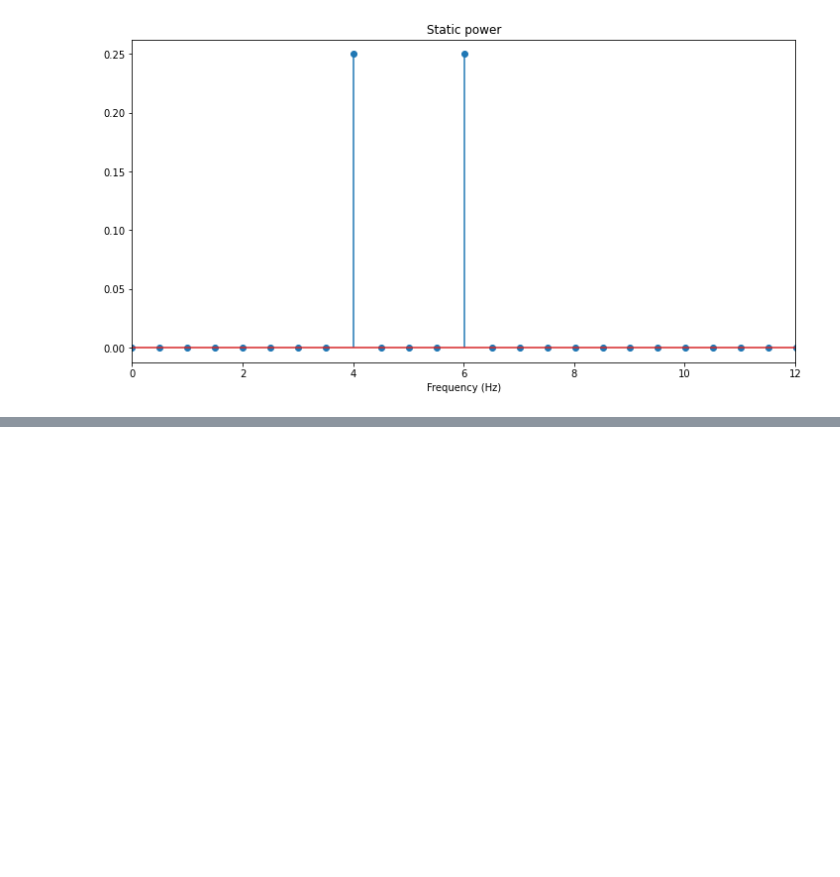
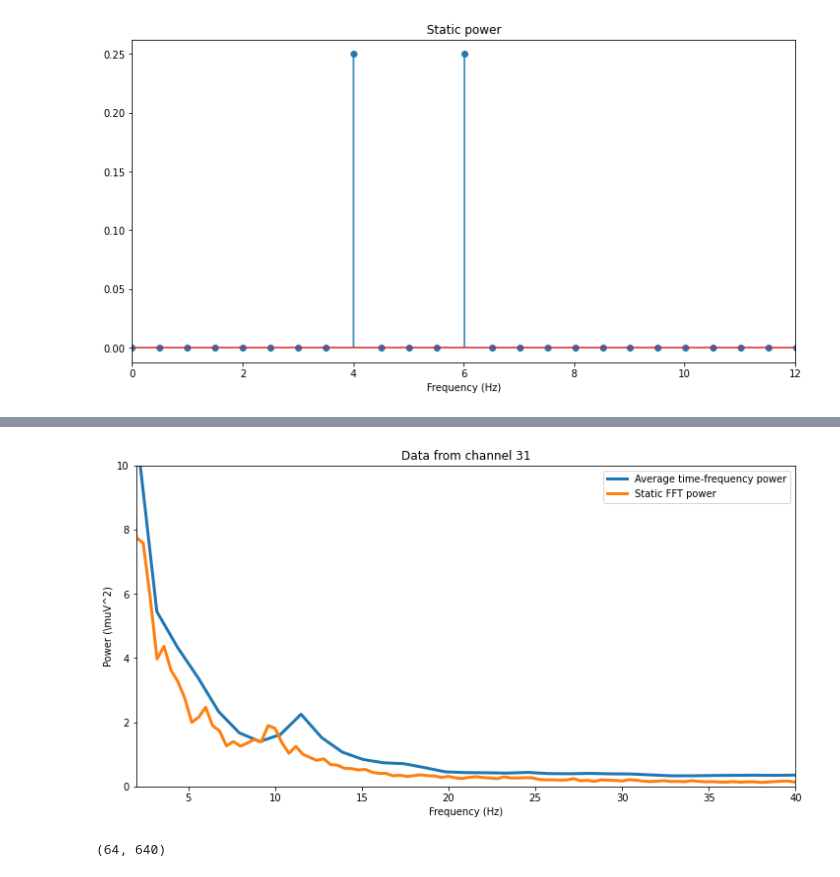
Before and after one commit to dxganta/Neural-Signal-Processing-Analysis, a Jupyter notebook: Section 7/uANTS_timefreq_problemset.ipynb, the cells around one changed output, grey strips where cells are left out. Saved outputs shown, nothing was run; the diff lists cells and outputs as text; code cells hidden in the pictures; blank space fills up the shorter version.

```diff
--- a/Section 7/uANTS_timefreq_problemset.ipynb
+++ b/Section 7/uANTS_timefreq_problemset.ipynb
@@ -474,3 +569,35 @@ plt.show()
 # %  section of the course) to get power from one electrode.
 # % Compare the static power spectrum and the time-averaged TF power spectrum
 # % on the same graph.
+# %%
+chan2plot = 31
+
+# get power from the FFT
+data = eeg['data'].item()
+
+fftpow = (2* fft(data, axis=1) / pnts)
+fftpow = np.mean(abs(fftpow) ** 2, axis=2)
+
+
+# % define a vector of frequencies
+hz = np.linspace(0,srate/2, pnts//2+1);
+
+
+# % plot!
+plt.plot(frex, 2*pnts*tfraw[chan2plot,:]*100, linewidth=3, label='Average time-frequency power')
+plt.plot(hz, fftpow[chan2plot, :len(hz)], linewidth=3, label='Static FFT power')
+
+# % make the plot look nicer
+plt.xlim(frex[[0, -1]])
+plt.ylim([0,10])
+plt.xlabel('Frequency (Hz)')
+plt.ylabel('Power (\muV^2)')
+plt.title(f'Data from channel {chan2plot}');
+plt.legend()
+plt.show()
+# %% [output]
+[figure, added]
+# %%
+fftpow.shape
+# %% [output]
+(64, 640)
```
Also changed, not shown: parts of 7 cells of this notebook.
